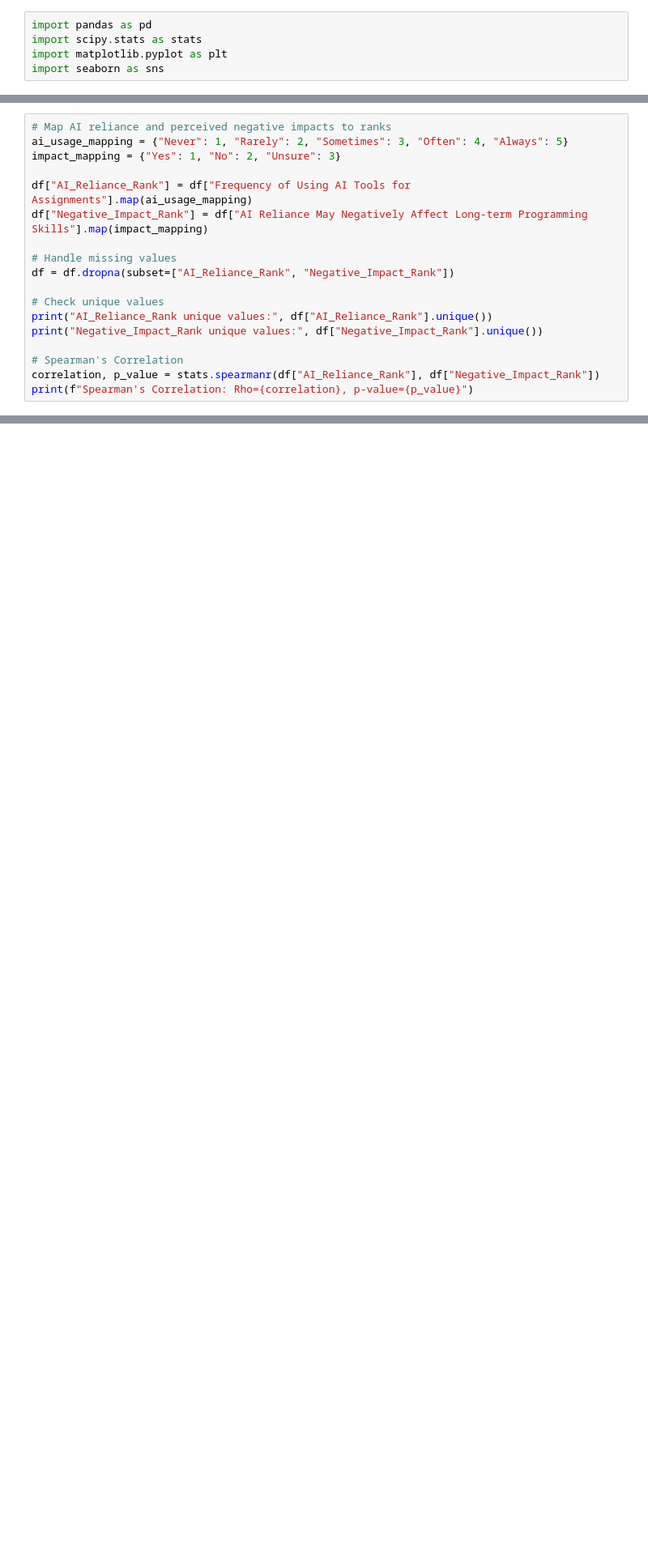
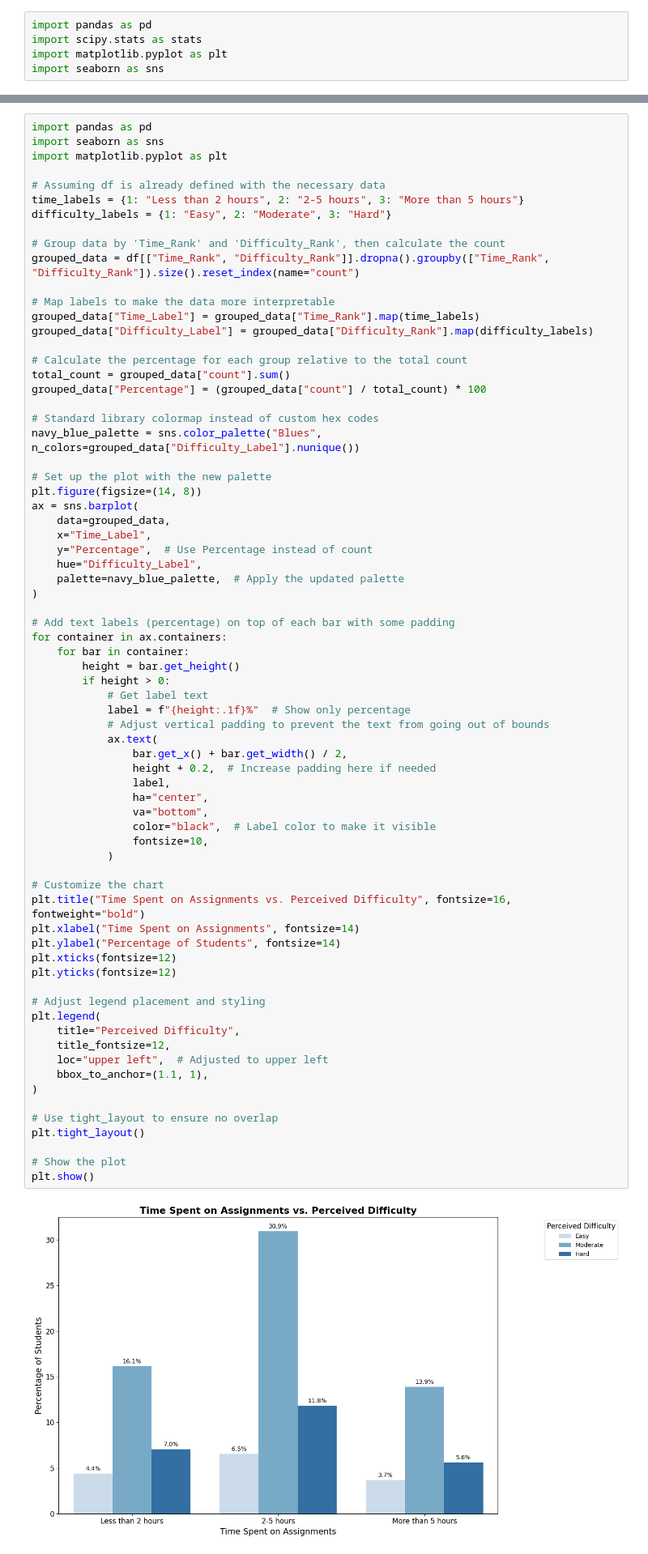
Before and after one commit to Ayesha-Arooj/Statistical-and-Mathematical-Methods-for-Data-Science-Project, a Jupyter notebook: Statistical_and_Mathematical_Methods_for_Data_Science__project.ipynb, the cells around one changed output, grey strips where cells are left out. Shown at 81% size. Drawn from its saved outputs; the diff is of its cells as text; blank space fills up the shorter version.

```diff
--- a/Statistical_and_Mathematical_Methods_for_Data_Science__project.ipynb
+++ b/Statistical_and_Mathematical_Methods_for_Data_Science__project.ipynb
@@ -519,18 +258,0 @@ Fail to reject the null hypothesis: No significant association.
-# %%
-# Map AI reliance and perceived negative impacts to ranks
-ai_usage_mapping = {"Never": 1, "Rarely": 2, "Sometimes": 3, "Often": 4, "Always": 5}
-impact_mapping = {"Yes": 1, "No": 2, "Unsure": 3}
-
-df["AI_Reliance_Rank"] = df["Frequency of Using AI Tools for Assignments"].map(ai_usage_mapping)
-df["Negative_Impact_Rank"] = df["AI Reliance May Negatively Affect Long-term Programming Skills"].map(impact_mapping)
-
-# Handle missing values
-df = df.dropna(subset=["AI_Reliance_Rank", "Negative_Impact_Rank"])
-
-# Check unique values
-print("AI_Reliance_Rank unique values:", df["AI_Reliance_Rank"].unique())
-print("Negative_Impact_Rank unique values:", df["Negative_Impact_Rank"].unique())
-
-# Spearman's Correlation
-correlation, p_value = stats.spearmanr(df["AI_Reliance_Rank"], df["Negative_Impact_Rank"])
-print(f"Spearman's Correlation: Rho={correlation}, p-value={p_value}")
@@ -816,0 +259,73 @@ Reject H0: Significant difference in perceived negative impact based on AI relia
+# %%
+import pandas as pd
+import seaborn as sns
+import matplotlib.pyplot as plt
+
+# Assuming df is already defined with the necessary data
+time_labels = {1: "Less than 2 hours", 2: "2-5 hours", 3: "More than 5 hours"}
+difficulty_labels = {1: "Easy", 2: "Moderate", 3: "Hard"}
+
+# Group data by 'Time_Rank' and 'Difficulty_Rank', then calculate the count
+grouped_data = df[["Time_Rank", "Difficulty_Rank"]].dropna().groupby(["Time_Rank", "Difficulty_Rank"]).size().reset_index(name="count")
+
+# Map labels to make the data more interpretable
+grouped_data["Time_Label"] = grouped_data["Time_Rank"].map(time_labels)
+grouped_data["Difficulty_Label"] = grouped_data["Difficulty_Rank"].map(difficulty_labels)
+
+# Calculate the percentage for each group relative to the total count
+total_count = grouped_data["count"].sum()
+grouped_data["Percentage"] = (grouped_data["count"] / total_count) * 100
+
+# Standard library colormap instead of custom hex codes
+navy_blue_palette = sns.color_palette("Blues", n_colors=grouped_data["Difficulty_Label"].nunique())
+
+# Set up the plot with the new palette
+plt.figure(figsize=(14, 8))
+ax = sns.barplot(
+    data=grouped_data,
+    x="Time_Label",
+    y="Percentage",  # Use Percentage instead of count
+    hue="Difficulty_Label",
+    palette=navy_blue_palette,  # Apply the updated palette
+)
+
+# Add text labels (percentage) on top of each bar with some padding
+for container in ax.containers:
+    for bar in container:
+        height = bar.get_height()
+        if height > 0:
+            # Get label text
+            label = f"{height:.1f}%"  # Show only percentage
+            # Adjust vertical padding to prevent the text from going out of bounds
+            ax.text(
+                bar.get_x() + bar.get_width() / 2,
+                height + 0.2,  # Increase padding here if needed
+                label,
+                ha="center",
+                va="bottom",
+                color="black",  # Label color to make it visible
+                fontsize=10,
+            )
+
+# Customize the chart
+plt.title("Time Spent on Assignments vs. Perceived Difficulty", fontsize=16, fontweight="bold")
+plt.xlabel("Time Spent on Assignments", fontsize=14)
+plt.ylabel("Percentage of Students", fontsize=14)
+plt.xticks(fontsize=12)
+plt.yticks(fontsize=12)
+
+# Adjust legend placement and styling
+plt.legend(
+    title="Perceived Difficulty",
+    title_fontsize=12,
+    loc="upper left",  # Adjusted to upper left
+    bbox_to_anchor=(1.1, 1),
+)
+
+# Use tight_layout to ensure no overlap
+plt.tight_layout()
+
+# Show the plot
+plt.show()
+# %% [output]
+[figure, added]
```
Also changed, not shown: parts of 71 cells of this notebook.
